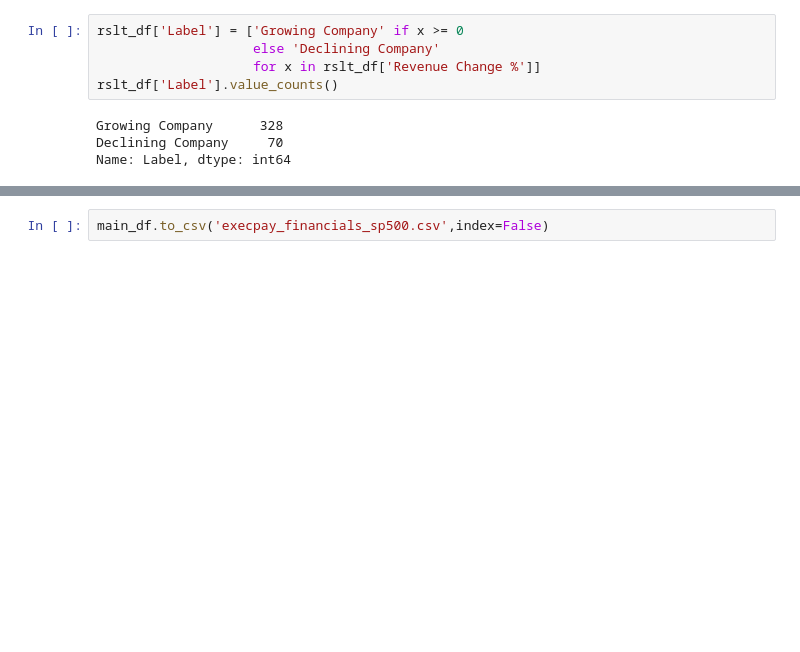
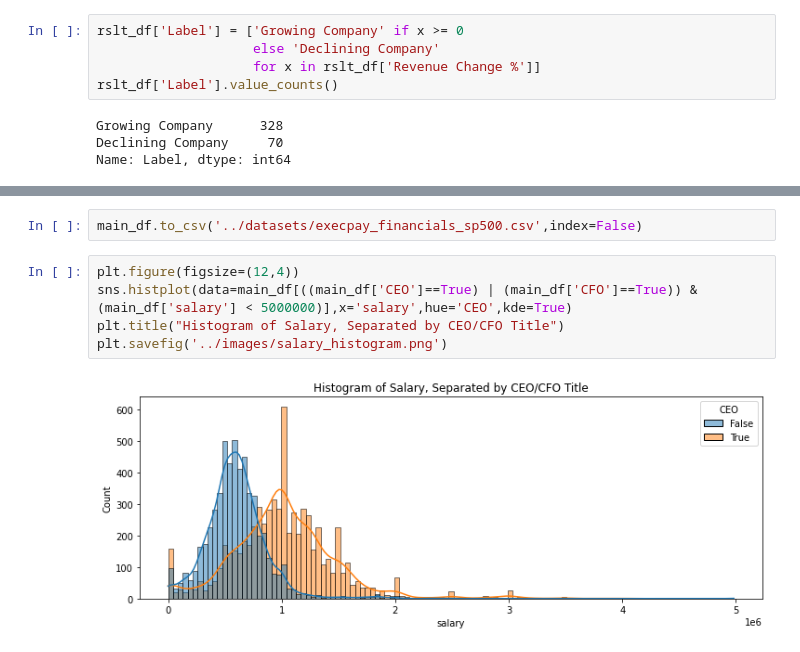
Before and after one commit to kbaum215/Exploring-Company-Financials-and-Executive-Pay, a Jupyter notebook: Analysis/Financials_notebook_20221127.ipynb, the cells around one changed output, grey strips where cells are left out. Drawn from its saved outputs; the diff is of its cells as text; blank space fills up the shorter version.

```diff
--- a/Analysis/Financials_notebook_20221127.ipynb
+++ b/Analysis/Financials_notebook_20221127.ipynb
@@ -475,2 +506,9 @@ Name: Label, dtype: int64
 # %%
-main_df.to_csv('execpay_financials_sp500.csv',index=False)
+main_df.to_csv('../datasets/execpay_financials_sp500.csv',index=False)
+# %%
+plt.figure(figsize=(12,4))
+sns.histplot(data=main_df[((main_df['CEO']==True) | (main_df['CFO']==True)) & (main_df['salary'] < 5000000)],x='salary',hue='CEO',kde=True)
+plt.title("Histogram of Salary, Separated by CEO/CFO Title")
+plt.savefig('../images/salary_histogram.png')
+# %% [output]
+[figure, added]
```
Also changed, not shown: parts of 10 cells of this notebook, 10 other files.
